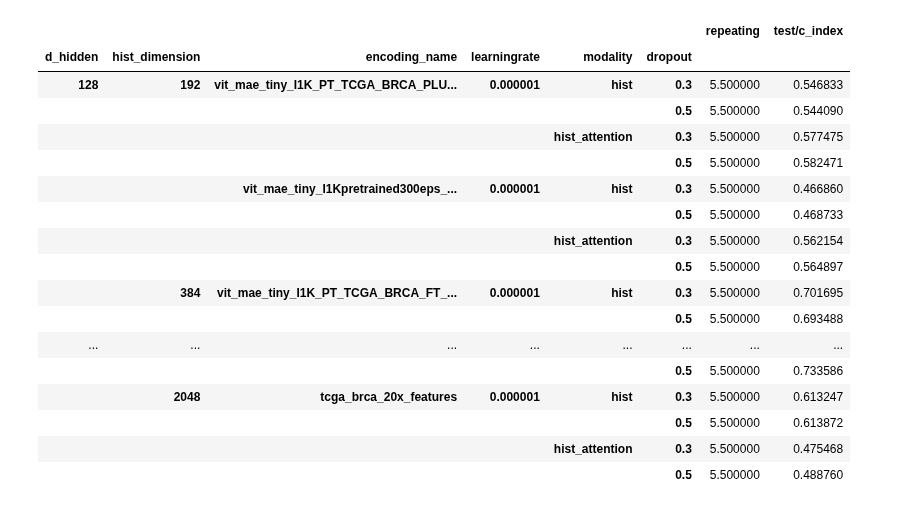
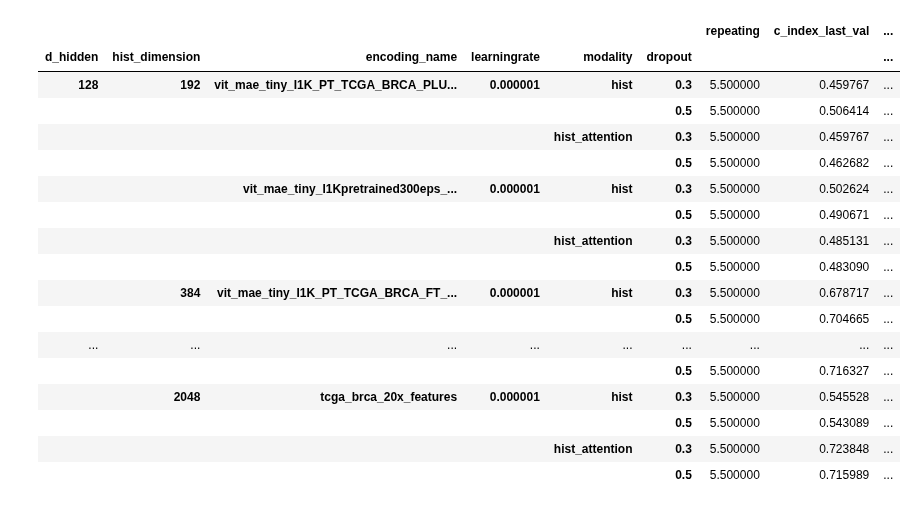
Before and after one commit to SeibelT/multimodal_survival_prediction, a Jupyter notebook: eval_notebook.ipynb, the cells around one changed output. Cells and saved outputs as stored; diff of their text form; code cells hidden in the pictures.

Commit message:
dropout surv head, kfold aggregation separatefolds

```diff
--- a/eval_notebook.ipynb
+++ b/eval_notebook.ipynb
@@ -17,7 +18,7 @@ df_hist_full = pd.read_csv(f_hist_full)
 import json
 
 def dimhist_splitter(df):
-    keys_list = ["Name","d_hidden","dim_hist_and_feature_path","learningrate", "modality","repeating", "dropout","test/c_index"]
+    keys_list = ["Name","d_hidden","dim_hist_and_feature_path","learningrate", "modality","repeating", "dropout","c_index_last_val","test/c_index"]
     df_new = df[keys_list].copy()
     df_new["hist_dimension"] = df["dim_hist_and_feature_path"].apply(lambda x : json.loads(x)[0])
     df_new["encoding_name"] = df["dim_hist_and_feature_path"].apply(lambda x : json.loads(x)[1].split("/")[-2])
@@ -28,25 +29,25 @@ df_mm_full = dimhist_splitter(df_mm_full)
 df_mm_nfull = dimhist_splitter(df_mm_nfull)
 df_hist_full = dimhist_splitter(df_hist_full)
 # %%
-df_hist_full.groupby(by=["d_hidden","hist_dimension","encoding_name","learningrate", "modality", "dropout"]).mean("test/c_index")
+df_hist_full.groupby(by=["d_hidden","hist_dimension","encoding_name","learningrate", "modality", "dropout"]).mean(["c_index_last_val","test/c_index"])
 # %% [output]
-|  |  |  |  |  |  | repeating | test/c_index |
-| d_hidden | hist_dimension | encoding_name | learningrate | modality | dropout |  |  |
-| 128 | 192 | vit_mae_tiny_I1K_PT_TCGA_BRCA_PLU... | 0.000001 | hist | 0.3 | 5.500000 | 0.546833 |
-|  |  |  |  |  | 0.5 | 5.500000 | 0.544090 |
-|  |  |  |  | hist_attention | 0.3 | 5.500000 | 0.577475 |
-|  |  |  |  |  | 0.5 | 5.500000 | 0.582471 |
-|  |  | vit_mae_tiny_I1Kpretrained300eps_... | 0.000001 | hist | 0.3 | 5.500000 | 0.466860 |
-|  |  |  |  |  | 0.5 | 5.500000 | 0.468733 |
-|  |  |  |  | hist_attention | 0.3 | 5.500000 | 0.562154 |
-|  |  |  |  |  | 0.5 | 5.500000 | 0.564897 |
-|  | 384 | vit_mae_tiny_I1K_PT_TCGA_BRCA_FT_... | 0.000001 | hist | 0.3 | 5.500000 | 0.701695 |
-|  |  |  |  |  | 0.5 | 5.500000 | 0.693488 |
-| ... | ... | ... | ... | ... | ... | ... | ... |
-|  |  |  |  |  | 0.5 | 5.500000 | 0.733586 |
-|  | 2048 | tcga_brca_20x_features | 0.000001 | hist | 0.3 | 5.500000 | 0.613247 |
-|  |  |  |  |  | 0.5 | 5.500000 | 0.613872 |
-|  |  |  |  | hist_attention | 0.3 | 5.500000 | 0.475468 |
-|  |  |  |  |  | 0.5 | 5.500000 | 0.488760 |
+|  |  |  |  |  |  | repeating | c_index_last_val | ... |
+| d_hidden | hist_dimension | encoding_name | learningrate | modality | dropout |  |  | ... |
+| 128 | 192 | vit_mae_tiny_I1K_PT_TCGA_BRCA_PLU... | 0.000001 | hist | 0.3 | 5.500000 | 0.459767 | ... |
+|  |  |  |  |  | 0.5 | 5.500000 | 0.506414 | ... |
+|  |  |  |  | hist_attention | 0.3 | 5.500000 | 0.459767 | ... |
+|  |  |  |  |  | 0.5 | 5.500000 | 0.462682 | ... |
+|  |  | vit_mae_tiny_I1Kpretrained300eps_... | 0.000001 | hist | 0.3 | 5.500000 | 0.502624 | ... |
+|  |  |  |  |  | 0.5 | 5.500000 | 0.490671 | ... |
+|  |  |  |  | hist_attention | 0.3 | 5.500000 | 0.485131 | ... |
+|  |  |  |  |  | 0.5 | 5.500000 | 0.483090 | ... |
+|  | 384 | vit_mae_tiny_I1K_PT_TCGA_BRCA_FT_... | 0.000001 | hist | 0.3 | 5.500000 | 0.678717 | ... |
+|  |  |  |  |  | 0.5 | 5.500000 | 0.704665 | ... |
+| ... | ... | ... | ... | ... | ... | ... | ... | ... |
+|  |  |  |  |  | 0.5 | 5.500000 | 0.716327 | ... |
+|  | 2048 | tcga_brca_20x_features | 0.000001 | hist | 0.3 | 5.500000 | 0.545528 | ... |
+|  |  |  |  |  | 0.5 | 5.500000 | 0.543089 | ... |
+|  |  |  |  | hist_attention | 0.3 | 5.500000 | 0.723848 | ... |
+|  |  |  |  |  | 0.5 | 5.500000 | 0.715989 | ... |
 # %%
 
```
Also changed, not shown: parts of 4 cells of this notebook, 5 other files.
